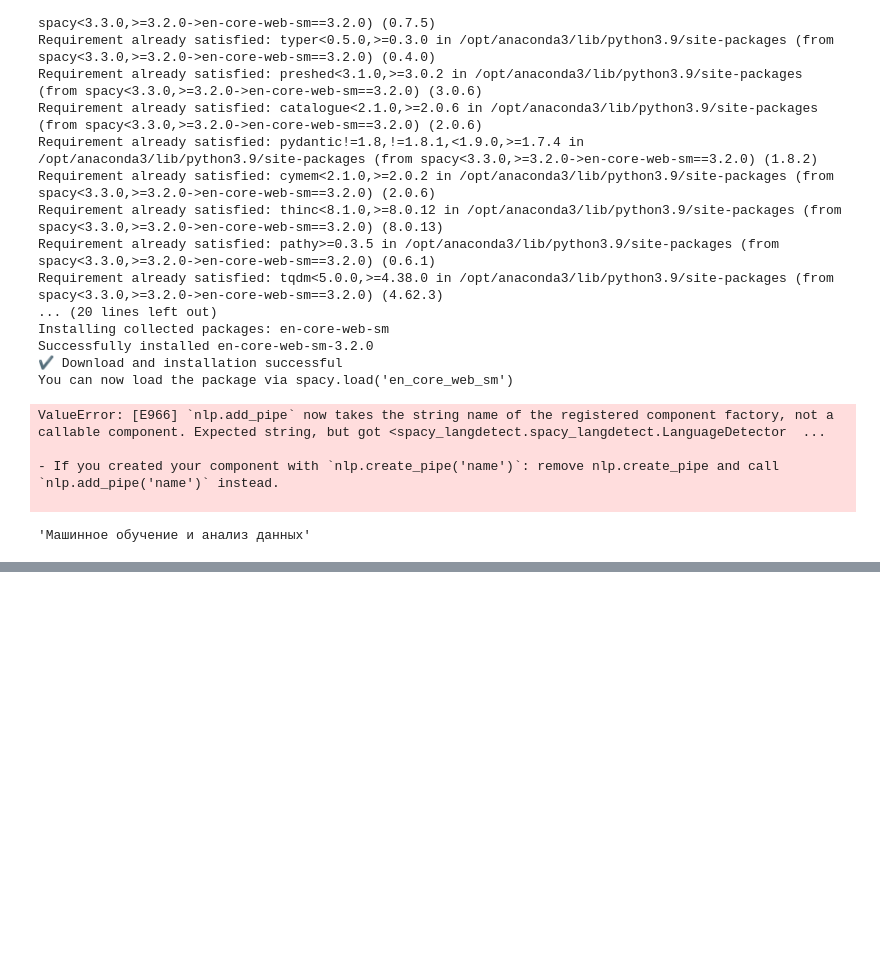
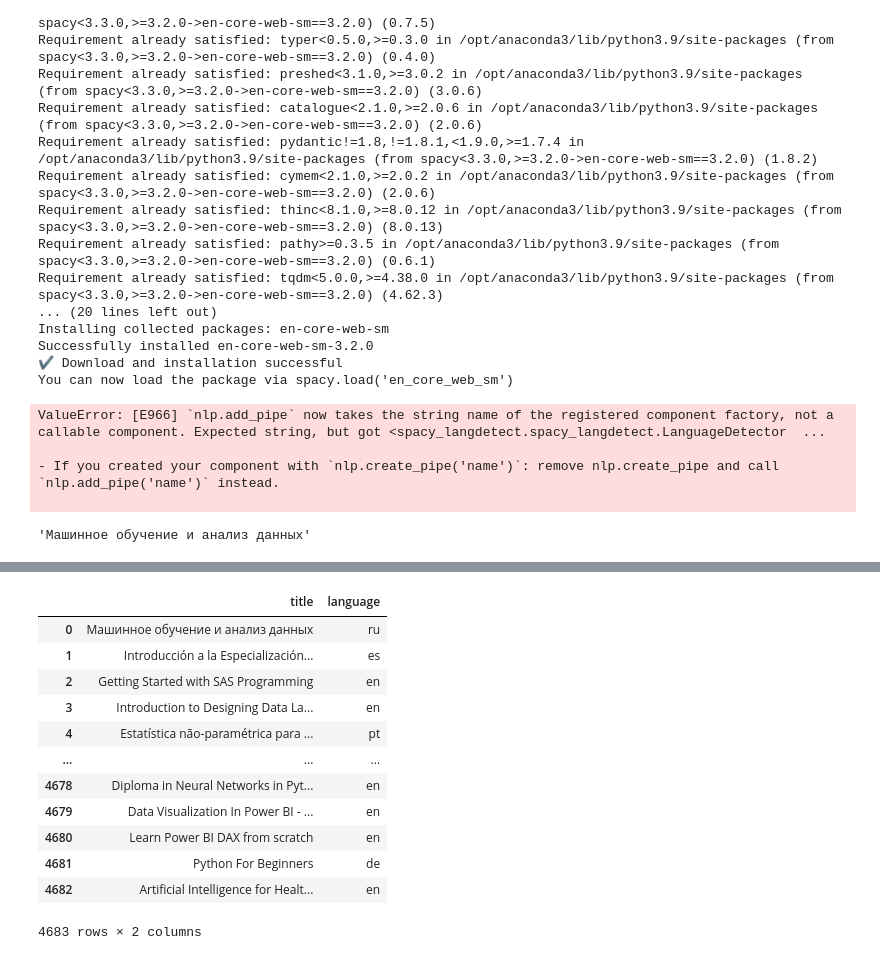
Before and after one commit to mcmanus-git/Online-Data-Science-Courses, a Jupyter notebook: EDA/Initial EDA.ipynb, the cells around one changed output, grey strips where cells are left out. Cells and saved outputs as stored; diff of their text form; code cells hidden in the pictures; blank space fills up the shorter version.

```diff
--- a/EDA/Initial EDA.ipynb
+++ b/EDA/Initial EDA.ipynb
@@ -292,0 +355,16 @@ nlp = en_core_web_sm.load()
+# %%
+lang_df[['title', 'language']]
+# %% [output]
+|  | title | language |
+| 0 | Машинное обучение и анализ данных | ru |
+| 1 | Introducción a la Especialización... | es |
+| 2 | Getting Started with SAS Programming | en |
+| 3 | Introduction to Designing Data La... | en |
+| 4 | Estatística não-paramétrica para ... | pt |
+| ... | ... | ... |
+| 4678 | Diploma in Neural Networks in Pyt... | en |
+| 4679 | Data Visualization In Power BI - ... | en |
+| 4680 | Learn Power BI DAX from scratch | en |
+| 4681 | Python For Beginners | de |
+| 4682 | Artificial Intelligence for Healt... | en |
+4683 rows × 2 columns
```
Also changed, not shown: parts of 14 cells of this notebook.
